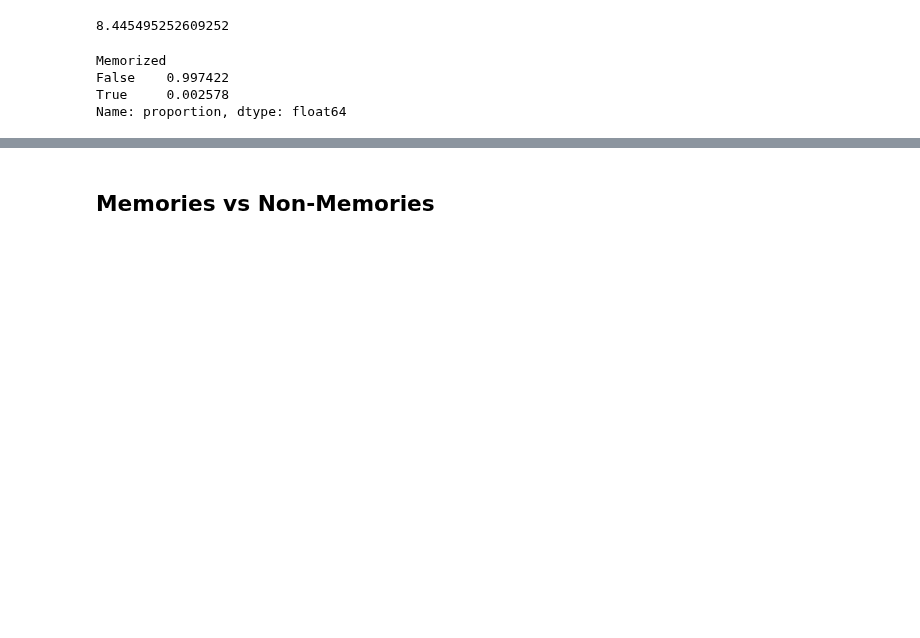
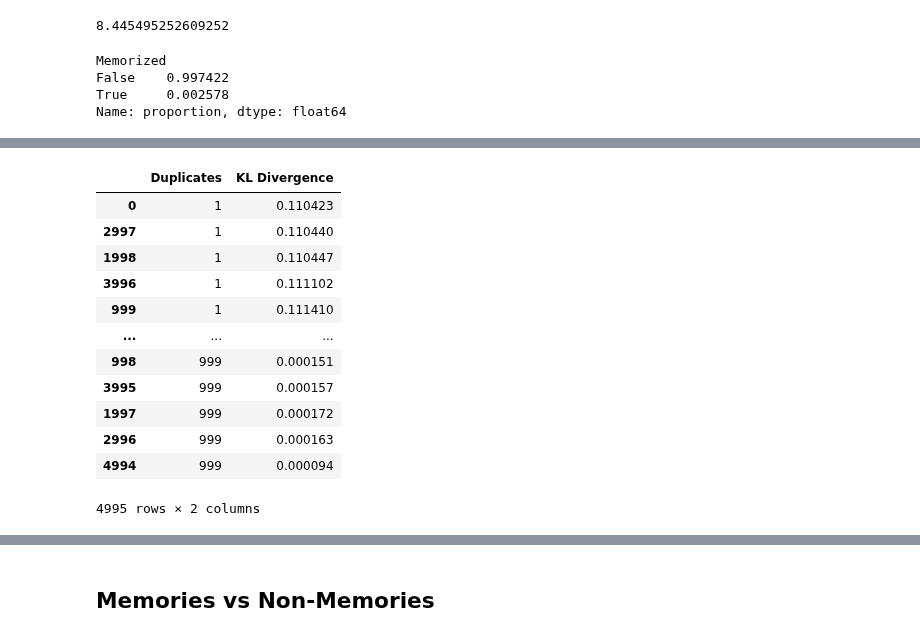
Before and after one commit to EleutherAI/semantic-memorization, a Jupyter notebook: working_dirs/kyle/results_analysis/ppl_dup_figure.ipynb, the cells around one changed output, grey strips where cells are left out. Drawn from its saved outputs; the diff is of its cells as text; code cells hidden in the pictures; blank space fills up the shorter version.

```diff
--- a/working_dirs/kyle/results_analysis/ppl_dup_figure.ipynb
+++ b/working_dirs/kyle/results_analysis/ppl_dup_figure.ipynb
@@ -99,0 +140,58 @@ Name: proportion, dtype: float64
+# %%
+def calculate_symetric_kl_divergence(all_memories_and_sample, memories_dataset, duplication_count):
+    all_memories_bootstrap_sample = all_memories_and_sample[all_memories_and_sample["sequence_duplicates"] == duplication_count].sample(frac=1, replace=True)
+    memories_at_duplication_count = memories_dataset[memories_dataset["sequence_duplicates"] == duplication_count]["generation_perplexity"]
+    non_memories_at_duplication_count = all_memories_bootstrap_sample[all_memories_bootstrap_sample["sequence_duplicates"] == duplication_count]["generation_perplexity"]
+
+    # downsample to calculate kl divergence
+    balance_size = min(len(memories_at_duplication_count), len(non_memories_at_duplication_count))
+    memories_at_duplication_count = memories_at_duplication_count.sample(balance_size)
+    non_memories_at_duplication_count = non_memories_at_duplication_count.sample(balance_size)
+
+    # softmax
+    memories_at_duplication_count = memories_at_duplication_count / memories_at_duplication_count.sum()
+    non_memories_at_duplication_count = non_memories_at_duplication_count / non_memories_at_duplication_count.sum()
+
+    # generate kl divergence in perplexity with memories as the true distribution
+    kl_memories_as_true = entropy(memories_at_duplication_count, non_memories_at_duplication_count)
+    kl_non_memories_as_true = entropy(non_memories_at_duplication_count, memories_at_duplication_count)
+    symetric_kl_divergence = (kl_memories_as_true + kl_non_memories_as_true) / 2
+    return {
+        "Duplicates": duplication_count,
+        "KL Divergence": symetric_kl_divergence
+    }
+
+local_frame_path = f"{figures_path}/bootstrapped_memory_symetric_divergences_frame.csv"
+bootstrapped_memory_divergences = []
+if not os.path.exists(local_frame_path):
+    duplications= np.arange(1, 1000, bin_size)
+    for bootstrap_index in tqdm(range(1000)):
+        for duplication_count in duplications:
+            # with mp.Pool(mp.cpu_count()) as pool:
+            #     results = list(pool.imap(calculate_symetric_kl_divergence, [duplication_count] * 100))
+            #     bootstrapped_memory_divergences.extend(results)
+            # break
+            bootstrapped_memory_divergences.append(calculate_symetric_kl_divergence(all_memories_and_sample, memories_dataset, duplication_count))
+
+    bootstrapped_memory_divergences
+# %%
+bootstrapped_memory_divergences_frame = pd.DataFrame(bootstrapped_memory_divergences) if not os.path.exists(local_frame_path) else pd.read_csv(local_frame_path)
+
+# sort by duplicates
+bootstrapped_memory_divergences_frame = bootstrapped_memory_divergences_frame.sort_values(by="Duplicates")
+bootstrapped_memory_divergences_frame.to_csv(f"{figures_path}/bootstrapped_memory_divergences_frame.csv", index=False)
+bootstrapped_memory_divergences_frame
+# %% [output]
+|  | Duplicates | KL Divergence |
+| 0 | 1 | 0.110423 |
+| 2997 | 1 | 0.110440 |
+| 1998 | 1 | 0.110447 |
+| 3996 | 1 | 0.111102 |
+| 999 | 1 | 0.111410 |
+| ... | ... | ... |
+| 998 | 999 | 0.000151 |
+| 3995 | 999 | 0.000157 |
+| 1997 | 999 | 0.000172 |
+| 2996 | 999 | 0.000163 |
+| 4994 | 999 | 0.000094 |
+4995 rows × 2 columns
```
Also changed, not shown: parts of 19 cells of this notebook, 13 other files.
